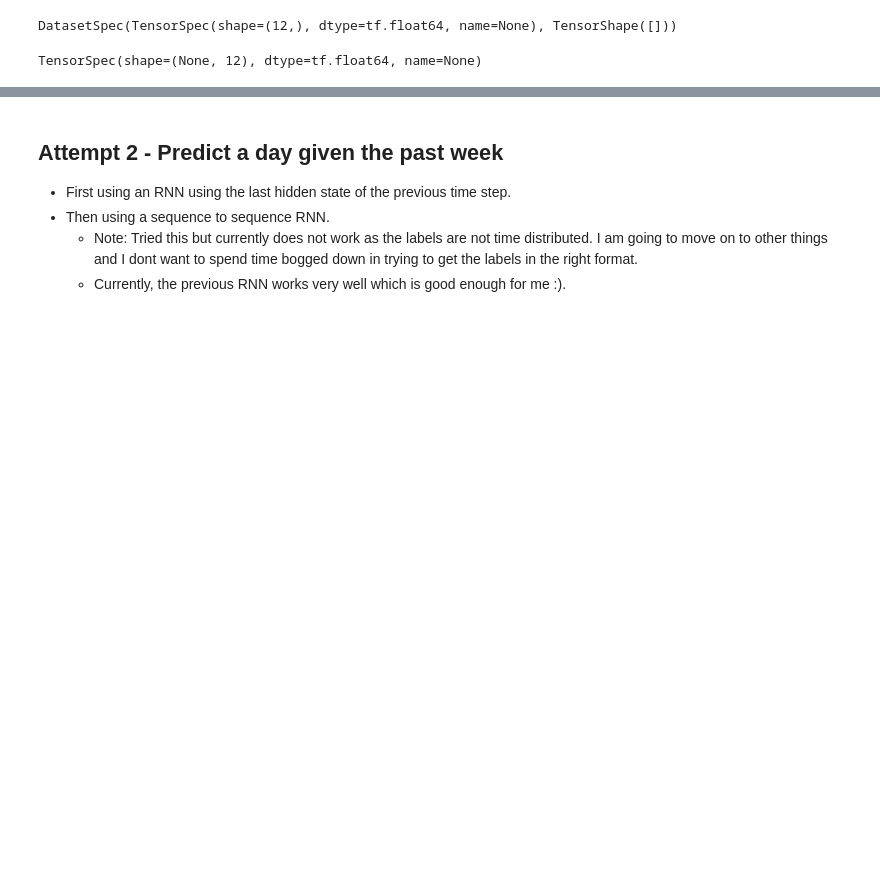
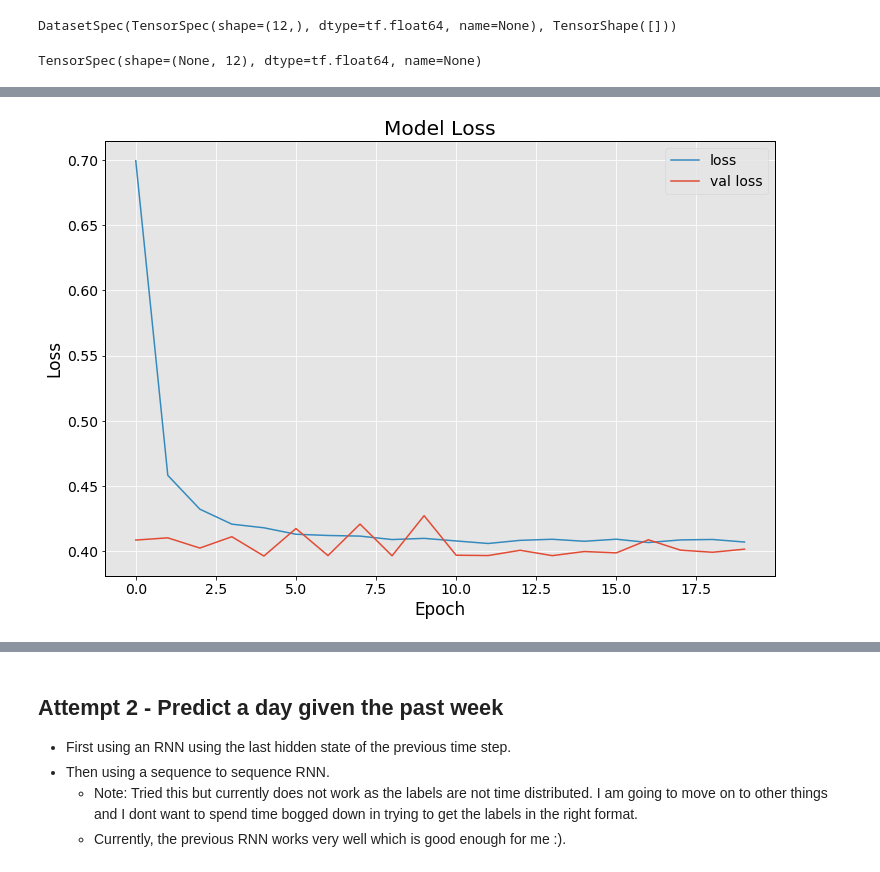
Before and after one commit to eejwa/Ben_Air_Pollution, a Jupyter notebook: RNN_Tests.ipynb, the cells around one changed output, grey strips where cells are left out. Saved outputs shown, nothing was run; the diff lists cells and outputs as text; code cells hidden in the pictures; blank space fills up the shorter version.

```diff
--- a/RNN_Tests.ipynb
+++ b/RNN_Tests.ipynb
@@ -425,3 +426,7 @@ Epoch 20/20
+# %%
+plot_history(history)
+# %% [output]
+[figure, added]
 # %%
 ## calculate R^2 score
 
```
Also changed, not shown: parts of 12 cells of this notebook.
